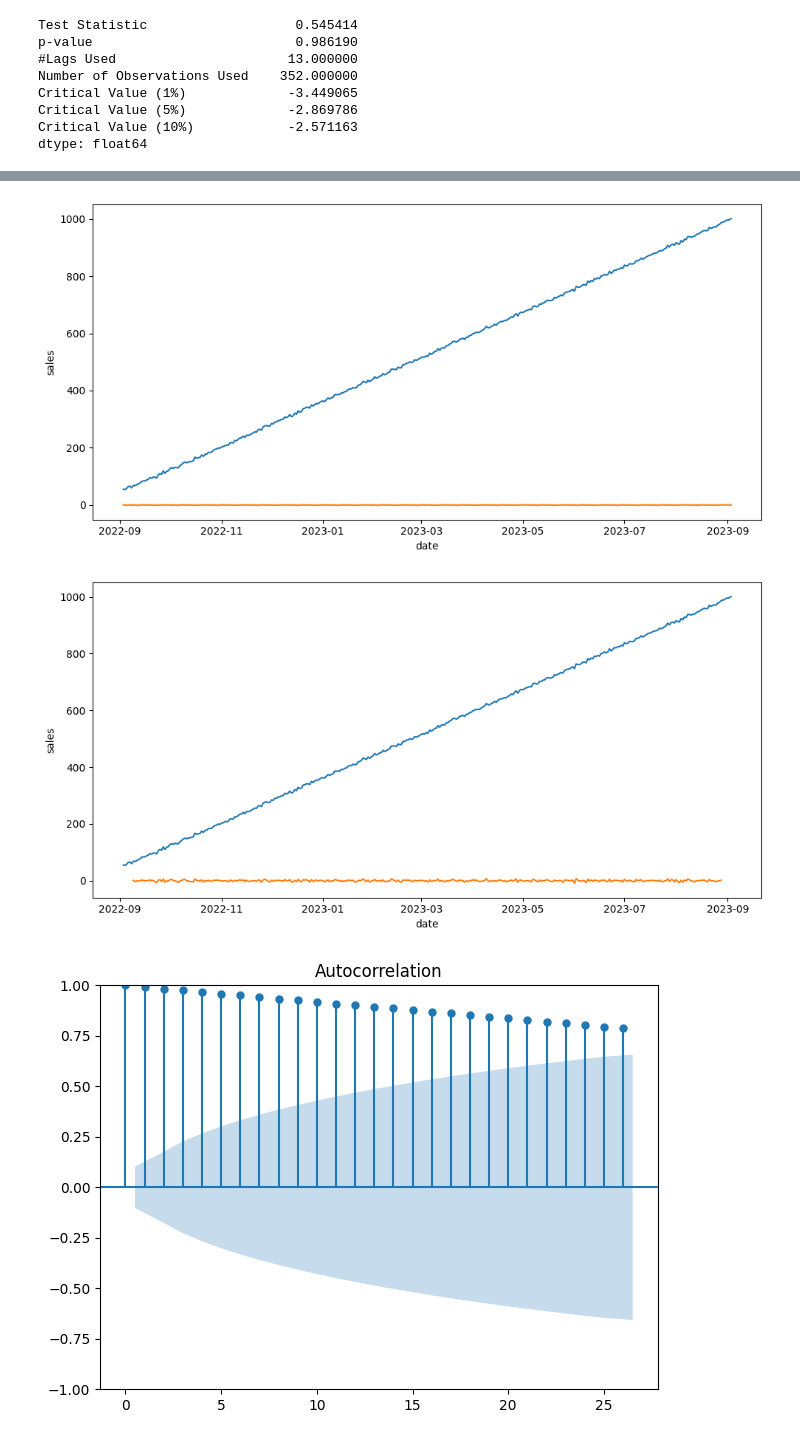
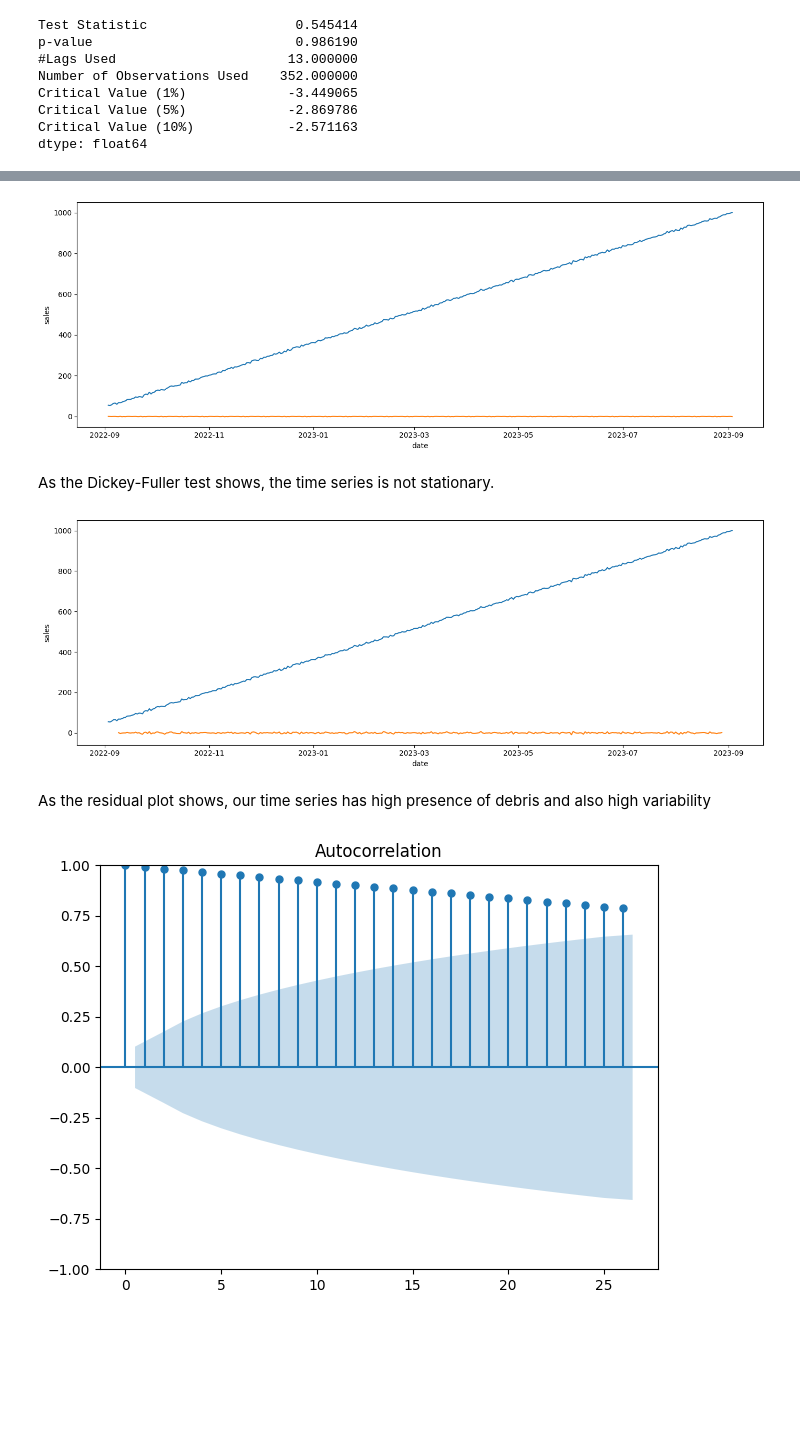
Before and after one commit to Elisag28/series-de-tiempo, a Jupyter notebook: src/explore.ipynb, the cells around one changed output, grey strips where cells are left out. Saved outputs shown, nothing was run; the diff lists cells and outputs as text; code cells hidden in the pictures; blank space fills up the shorter version.

```diff
--- a/src/explore.ipynb
+++ b/src/explore.ipynb
@@ -128,16 +137,18 @@ plt.show()
 # %%
-fig, axis = plt.subplots(figsize = (10, 5))
+fig, axis = plt.subplots(figsize = (14, 5))
 
 sns.lineplot(data = ts_sales)
 sns.lineplot(data = seasonal)
 
 plt.tight_layout()
 
 plt.show()
 # %% [output]
-[figure, old version]
+[figure, new version]
+# %% [markdown]
+As the Dickey-Fuller test shows, the time series is not stationary.
 # %%
-fig, axis = plt.subplots(figsize = (10, 5))
+fig, axis = plt.subplots(figsize = (14, 5))
 
 sns.lineplot(data = ts_sales)
 sns.lineplot(data = residual)
@@ -146,7 +157,9 @@ plt.tight_layout()
 
 plt.show()
 # %% [output]
-[figure, old version]
+[figure, new version]
+# %% [markdown]
+As the residual plot shows, our time series has high presence of debris and also high variability
 # %%
 plot_acf(ts_sales)
 
```
Also changed, not shown: parts of 16 cells of this notebook, 1 other file.
